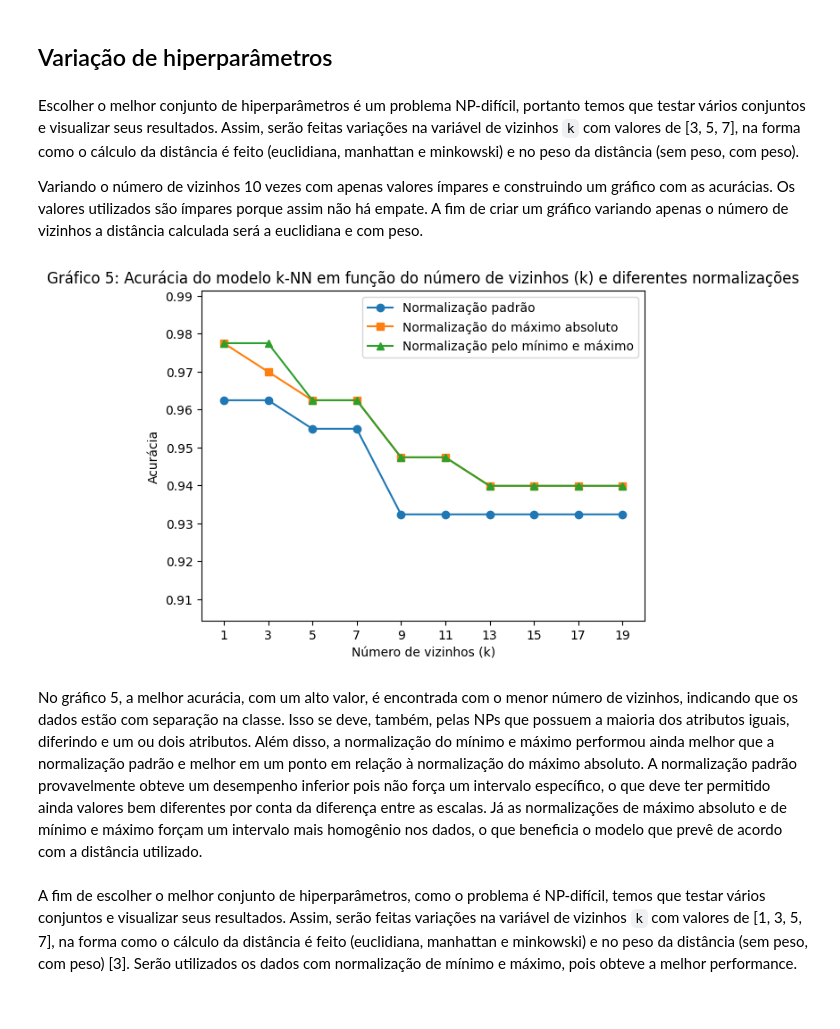
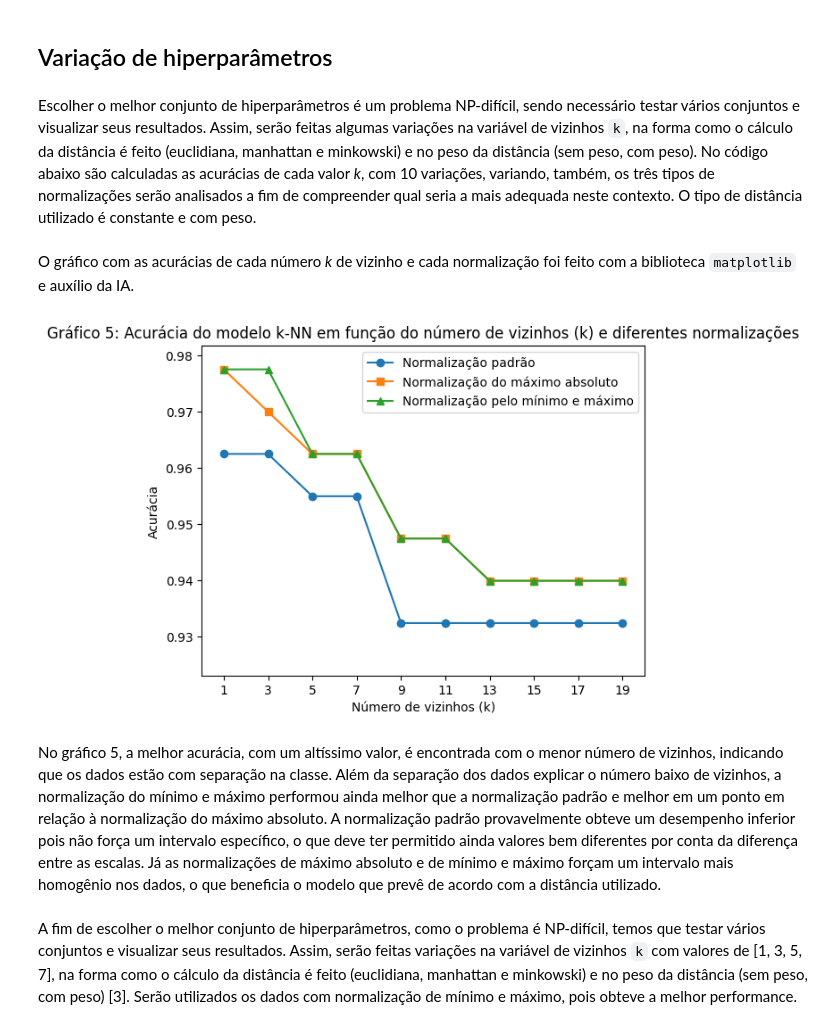
Before and after one commit to Leonardo-RGS/Nanotox_kNN, a Jupyter notebook: Nanotoxicidade_knn.ipynb, the cells around one changed output. Saved outputs shown, nothing was run; the diff lists cells and outputs as text; code cells hidden in the pictures.

```diff
--- a/Nanotoxicidade_knn.ipynb
+++ b/Nanotoxicidade_knn.ipynb
@@ -361,9 +357,7 @@ Com o modelo *k*-NN houve um aumento exorbitante na acurácia quando comparado a
 # %% [markdown]
 ## Variação de hiperparâmetros
 # %% [markdown]
-Escolher o melhor conjunto de hiperparâmetros é um problema NP-difícil, portanto temos que testar vários conjuntos e visualizar seus resultados. Assim, serão feitas variações na variável de vizinhos `k` com valores de [3, 5, 7], na forma como o cálculo da distância é feito (euclidiana, manhattan e minkowski) e no peso da distância (sem peso, com peso).
-
-Variando o número de vizinhos 10 vezes com apenas valores ímpares e construindo um gráfico com as acurácias. Os valores utilizados são ímpares porque assim não há empate. A fim de criar um gráfico variando apenas o número de vizinhos a distância calculada será a euclidiana e com peso.
+Escolher o melhor conjunto de hiperparâmetros é um problema NP-difícil, sendo necessário testar vários conjuntos e visualizar seus resultados. Assim, serão feitas algumas variações na variável de vizinhos `k`, na forma como o cálculo da distância é feito (euclidiana, manhattan e minkowski) e no peso da distância (sem peso, com peso). No código abaixo são calculadas as acurácias de cada valor *k*, com 10 variações, variando, também, os três tipos de normalizações serão analisados a fim de compreender qual seria a mais adequada neste contexto. O tipo de distância utilizado é constante e com peso.
 # %%
 NUM_VIZINHOS = [1, 3, 5, 7, 9, 11, 13, 15, 17, 19]  # 10 valores de k
 TIPO_PESO = "distance"
@@ -375,12 +369,12 @@ acuracias_min = []
 # Rodar o modelo com normalização padrão
 for n_vizinhos in NUM_VIZINHOS:
 
-    modelo = KNeighborsClassifier(n_neighbors=n_vizinhos,weights=TIPO_PESO)
+    modelo_padrao = KNeighborsClassifier(n_neighbors=n_vizinhos, weights=TIPO_PESO)
 
-    modelo.fit(x_treino_padronizado, y_treino)
+    modelo_padrao.fit(x_treino_padronizado, y_treino)
 
     y_verdadeiro = y_teste
-    y_previsao = modelo.predict(x_teste_padronizado)
+    y_previsao = modelo_padrao.predict(x_teste_padronizado)
 
     acc_padrao = accuracy_score(y_verdadeiro, y_previsao)
 
@@ -389,12 +383,12 @@ for n_vizinhos in NUM_VIZINHOS:
 # Rodar o modelo com normalização MaxAbs
 for n_vizinhos in NUM_VIZINHOS:
 
-    modelo = KNeighborsClassifier(n_neighbors=n_vizinhos,weights=TIPO_PESO)
+    modelo_maxabs = KNeighborsClassifier(n_neighbors=n_vizinhos, weights=TIPO_PESO)
 
-    modelo.fit(x_treino_maxabs, y_treino)
+    modelo_maxabs.fit(x_treino_maxabs, y_treino)
 
     y_verdadeiro = y_teste
-    y_previsao = modelo.predict(x_teste_maxabs)
+    y_previsao = modelo_maxabs.predict(x_teste_maxabs)
 
     acc_max = accuracy_score(y_verdadeiro, y_previsao)
 
@@ -403,36 +397,38 @@ for n_vizinhos in NUM_VIZINHOS:
 # Rodar o modelo com normalização MinMax
 for n_vizinhos in NUM_VIZINHOS:
 
-    modelo = KNeighborsClassifier(n_neighbors=n_vizinhos,weights=TIPO_PESO)
+    modelo_minmax = KNeighborsClassifier(n_neighbors=n_vizinhos, weights=TIPO_PESO)
 
-    modelo.fit(x_treino_minmax, y_treino)
+    modelo_minmax.fit(x_treino_minmax, y_treino)
 
     y_verdadeiro = y_teste
-    y_previsao = modelo.predict(x_teste_minmax)
+    y_previsao = modelo_minmax.predict(x_teste_minmax)
 
     acc_min = accuracy_score(y_verdadeiro, y_previsao)
 
     acuracias_min.append(acc_min)
-
-plt.plot(NUM_VIZINHOS, acuracias_og,marker="o", label="Normalização padrão")
-plt.plot(NUM_VIZINHOS, acuracias_max,marker="s", label="Normalização do máximo absoluto")
-plt.plot(NUM_VIZINHOS, acuracias_min,marker="^", label="Normalização pelo mínimo e máximo")
-
-plt.xticks(NUM_VIZINHOS)  # mostra apenas os valores da lista
-
-plt.xlim(min(NUM_VIZINHOS)-1, max(NUM_VIZINHOS)+1)
-plt.ylim(0.97*min(acuracias_og), 1.03*max(acuracias_og))
-
-plt.title("Gráfico 5: Acurácia do modelo k-NN em função do número de vizinhos (k) e diferentes normalizações")
-plt.xlabel("Número de vizinhos (k)")
-plt.ylabel("Acurácia")
-plt.legend()
-
-plt.show()
-# %% [output]
-[figure, removed]
+# %% [markdown]
+O gráfico com as acurácias de cada número *k* de vizinho e cada normalização foi feito com a biblioteca `matplotlib` e auxílio da IA.
+# %%
+plt.plot(NUM_VIZINHOS, acuracias_og, marker="o", label="Normalização padrão")
+plt.plot(NUM_VIZINHOS, acuracias_max, marker="s", label="Normalização do máximo absoluto")
+plt.plot(NUM_VIZINHOS, acuracias_min, marker="^", label="Normalização pelo mínimo e máximo")
+
+plt.xticks(NUM_VIZINHOS)  # mostra apenas os valores da lista
+
+plt.xlim(min(NUM_VIZINHOS)-1, max(NUM_VIZINHOS)+1)
+plt.ylim(0.99*min(acuracias_og), 1.02*max(acuracias_og))
+
+plt.title("Gráfico 5: Acurácia do modelo k-NN em função do número de vizinhos (k) e diferentes normalizações")
+plt.xlabel("Número de vizinhos (k)")
+plt.ylabel("Acurácia")
+plt.legend()
+
+plt.show()
+# %% [output]
+[figure, added]
 # %% [markdown]
-No gráfico 5, a melhor acurácia, com um alto valor, é encontrada com o menor número de vizinhos, indicando que os dados estão com separação na classe. Isso se deve, também, pelas NPs que possuem a maioria dos atributos iguais, diferindo e um ou dois atributos. Além disso, a normalização do mínimo e máximo performou ainda melhor que a normalização padrão e melhor em um ponto em relação à normalização do máximo absoluto. A normalização padrão provavelmente obteve um desempenho inferior pois não força um intervalo específico, o que deve ter permitido ainda valores bem diferentes por conta da diferença entre as escalas. Já as normalizações de máximo absoluto e de mínimo e máximo forçam um intervalo mais homogênio nos dados, o que beneficia o modelo que prevê de acordo com a distância utilizado.
+No gráfico 5, a melhor acurácia, com um altíssimo valor, é encontrada com o menor número de vizinhos, indicando que os dados estão com separação na classe. Além da separação dos dados explicar o número baixo de vizinhos, a normalização do mínimo e máximo performou ainda melhor que a normalização padrão e melhor em um ponto em relação à normalização do máximo absoluto. A normalização padrão provavelmente obteve um desempenho inferior pois não força um intervalo específico, o que deve ter permitido ainda valores bem diferentes por conta da diferença entre as escalas. Já as normalizações de máximo absoluto e de mínimo e máximo forçam um intervalo mais homogênio nos dados, o que beneficia o modelo que prevê de acordo com a distância utilizado.
 # %% [markdown]
 A fim de escolher o melhor conjunto de hiperparâmetros, como o problema é NP-difícil, temos que testar vários conjuntos e visualizar seus resultados. Assim, serão feitas variações na variável de vizinhos `k` com valores de [1, 3, 5, 7], na forma como o cálculo da distância é feito (euclidiana, manhattan e minkowski) e no peso da distância (sem peso, com peso) [3]. Serão utilizados os dados com normalização de mínimo e máximo, pois obteve a melhor performance.
 # %%
```
Also changed, not shown: parts of 17 cells of this notebook, 1 other file.
